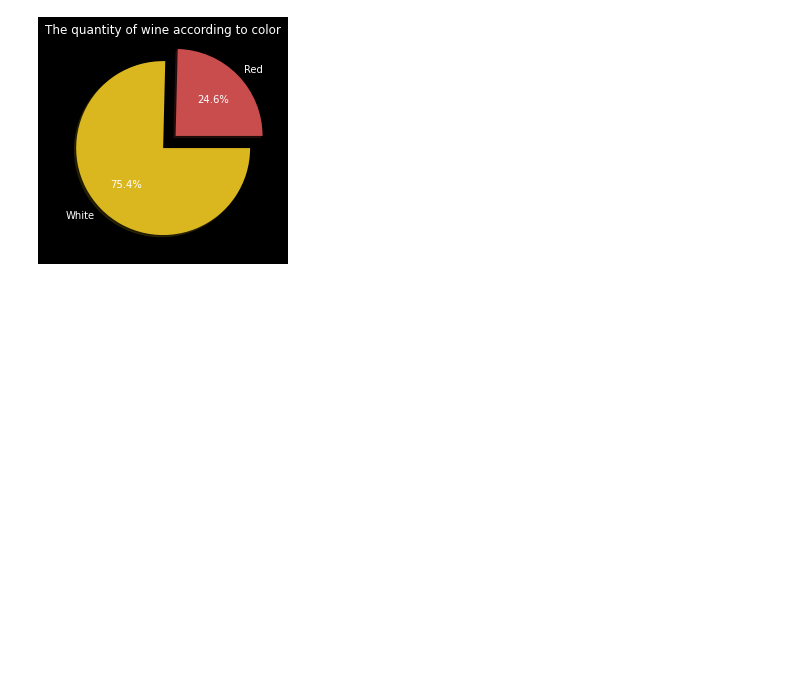
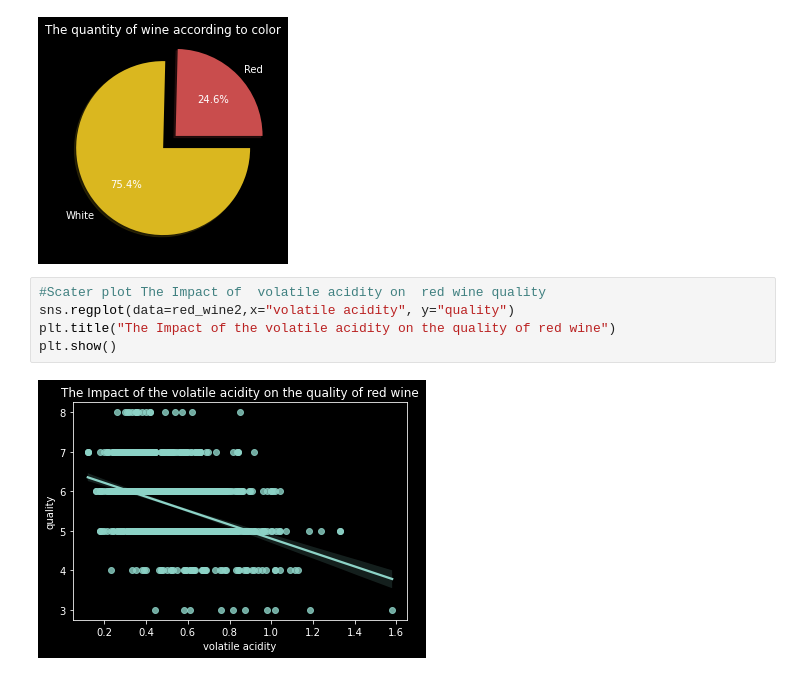
Before and after one commit to YanaOrf/BlueBerryWinery, a Jupyter notebook: BlueBerryWinery.ipynb, the cells around one changed output. Cells and saved outputs as stored; diff of their text form; blank space fills up the shorter version.

Commit message:
regplots

```diff
--- a/BlueBerryWinery.ipynb
+++ b/BlueBerryWinery.ipynb
@@ -337,3 +353,10 @@ plt.show()
 #Red #c94d4d
 # %% [output]
 [figure]
+# %%
+#Scater plot The Impact of  volatile acidity on  red wine quality
+sns.regplot(data=red_wine2,x="volatile acidity", y="quality")
+plt.title("The Impact of the volatile acidity on the quality of red wine")
+plt.show()
+# %% [output]
+[figure, added]
```
Also changed, not shown: parts of 10 cells of this notebook.
